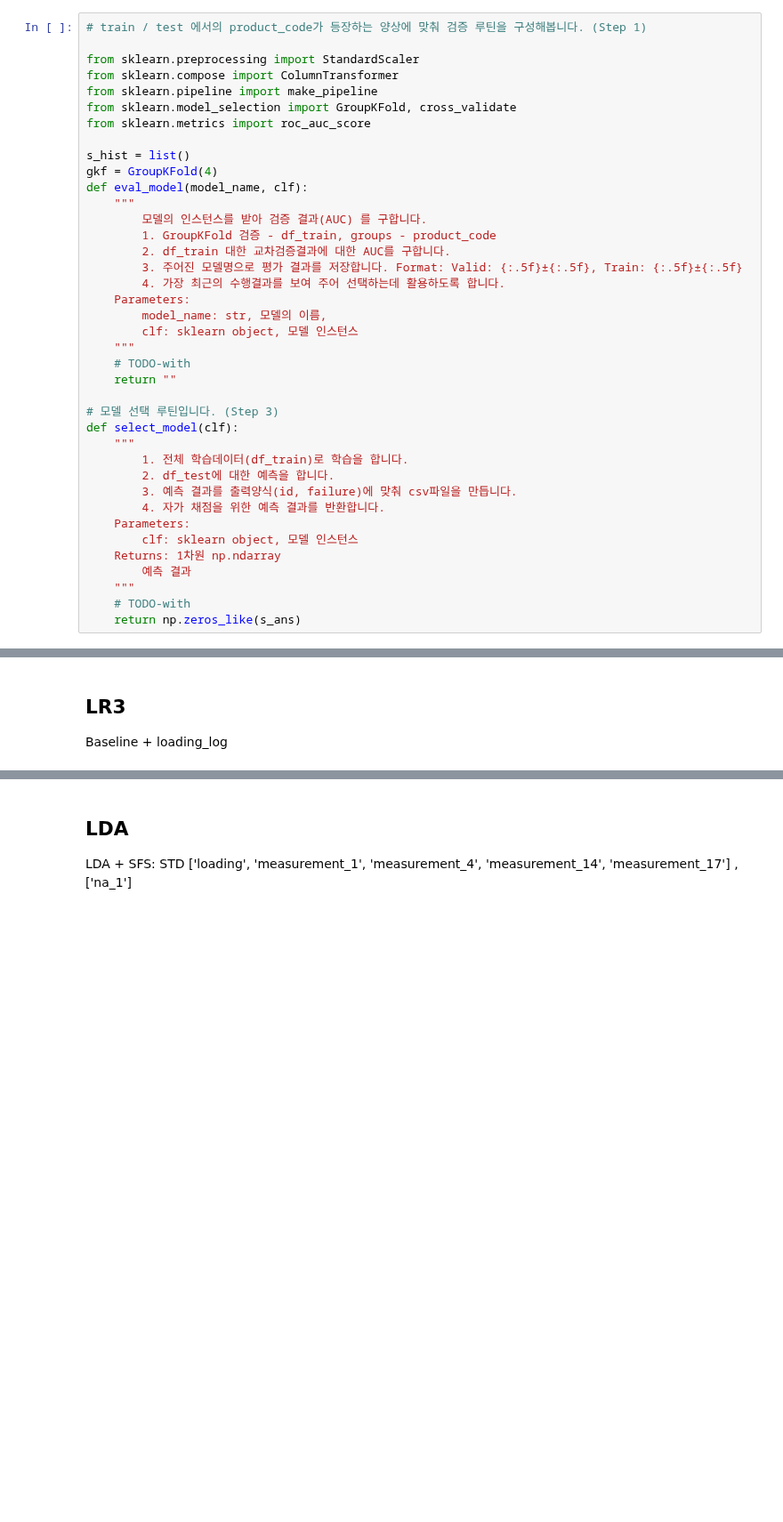
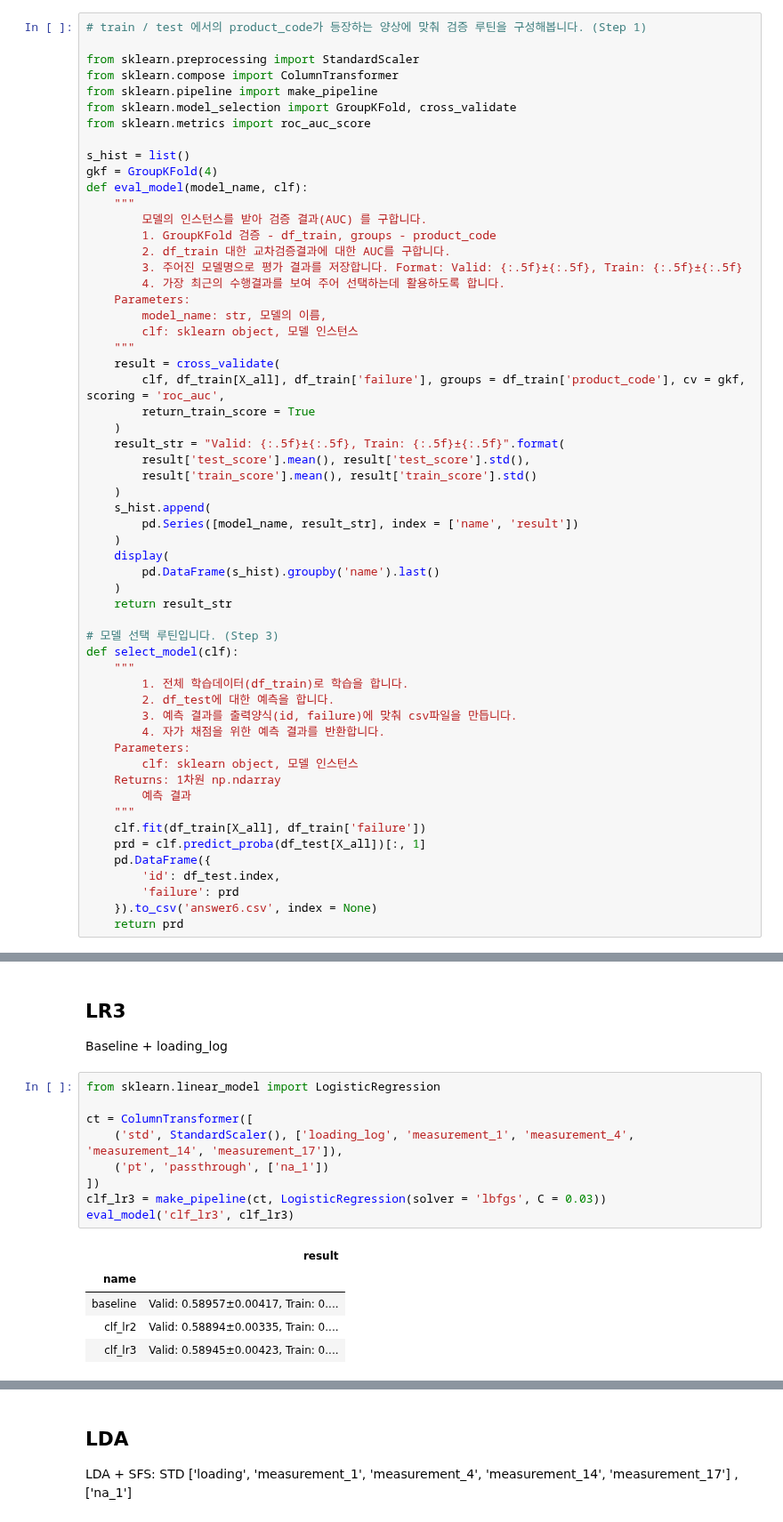
Before and after one commit to ok3/DS_lv3_2505_1, a Jupyter notebook: sec_ds_lv3_prob1_kaggle.ipynb, the cells around one changed output, grey strips where cells are left out. Shown at 89% size. Saved outputs shown, nothing was run; the diff lists cells and outputs as text; blank space fills up the shorter version.

```diff
--- a/sec_ds_lv3_prob1_kaggle.ipynb
+++ b/sec_ds_lv3_prob1_kaggle.ipynb
@@ -276,8 +272,21 @@ def eval_model(model_name, clf):
         model_name: str, 모델의 이름,
         clf: sklearn object, 모델 인스턴스
     """
-    # TODO-with
-    return ""
+    result = cross_validate(
+        clf, df_train[X_all], df_train['failure'], groups = df_train['product_code'], cv = gkf, scoring = 'roc_auc',
+        return_train_score = True
+    )
+    result_str = "Valid: {:.5f}±{:.5f}, Train: {:.5f}±{:.5f}".format(
+        result['test_score'].mean(), result['test_score'].std(),
+        result['train_score'].mean(), result['train_score'].std()
+    )
+    s_hist.append(
+        pd.Series([model_name, result_str], index = ['name', 'result'])
+    )
+    display(
+        pd.DataFrame(s_hist).groupby('name').last()
+    )
+    return result_str
 
 # 모델 선택 루틴입니다. (Step 3)
 def select_model(clf):
@@ -291,8 +300,13 @@ def select_model(clf):
     Returns: 1차원 np.ndarray
         예측 결과
     """
-    # TODO-with
-    return np.zeros_like(s_ans)
+    clf.fit(df_train[X_all], df_train['failure'])
+    prd = clf.predict_proba(df_test[X_all])[:, 1]
+    pd.DataFrame({
+        'id': df_test.index,
+        'failure': prd
+    }).to_csv('answer6.csv', index = None)
+    return prd
 # %% [markdown]
 # Step2: Baseline 모델을 만듭니다.
 
@@ -317,3 +383,18 @@ from sklearn.decomposition import PCA
 ## LR3
 
 Baseline + loading_log
+# %%
+from sklearn.linear_model import LogisticRegression
+
+ct = ColumnTransformer([
+    ('std', StandardScaler(), ['loading_log', 'measurement_1', 'measurement_4', 'measurement_14', 'measurement_17']),
+    ('pt', 'passthrough', ['na_1'])
+])
+clf_lr3 = make_pipeline(ct, LogisticRegression(solver = 'lbfgs', C = 0.03))
+eval_model('clf_lr3', clf_lr3)
+# %% [output]
+|  | result |
+| name |  |
+| baseline | Valid: 0.58957±0.00417, Train: 0.... |
+| clf_lr2 | Valid: 0.58894±0.00335, Train: 0.... |
+| clf_lr3 | Valid: 0.58945±0.00423, Train: 0.... |
```
Also changed, not shown: parts of 12 cells of this notebook.
